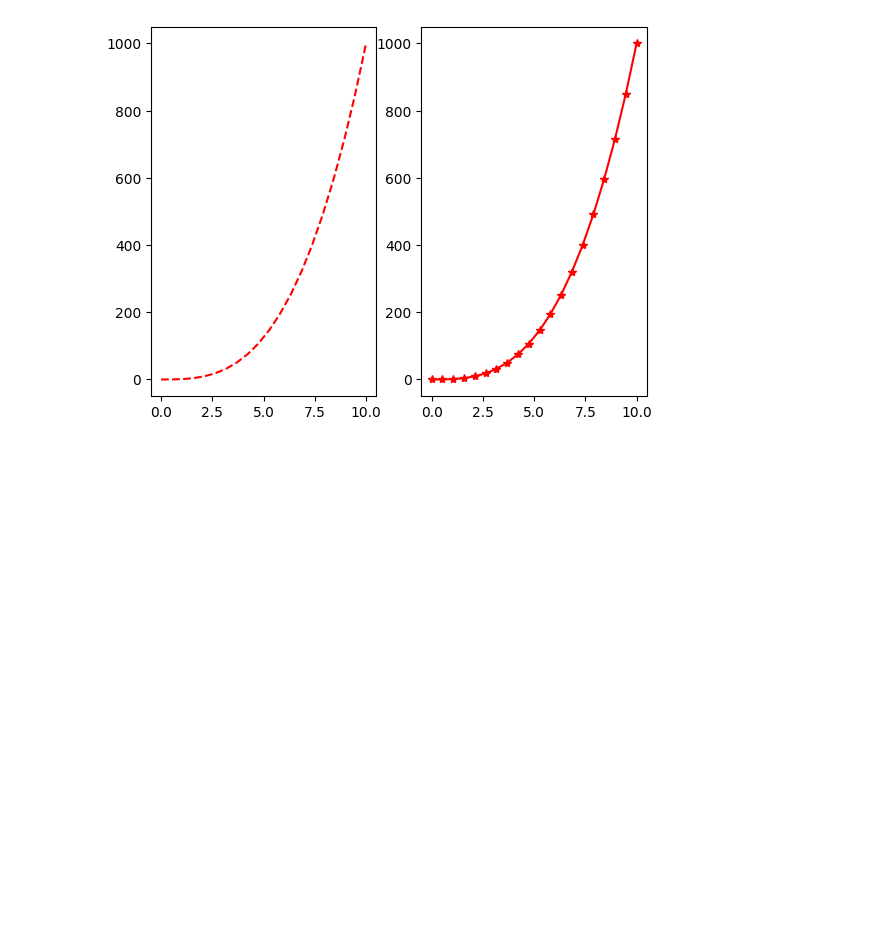
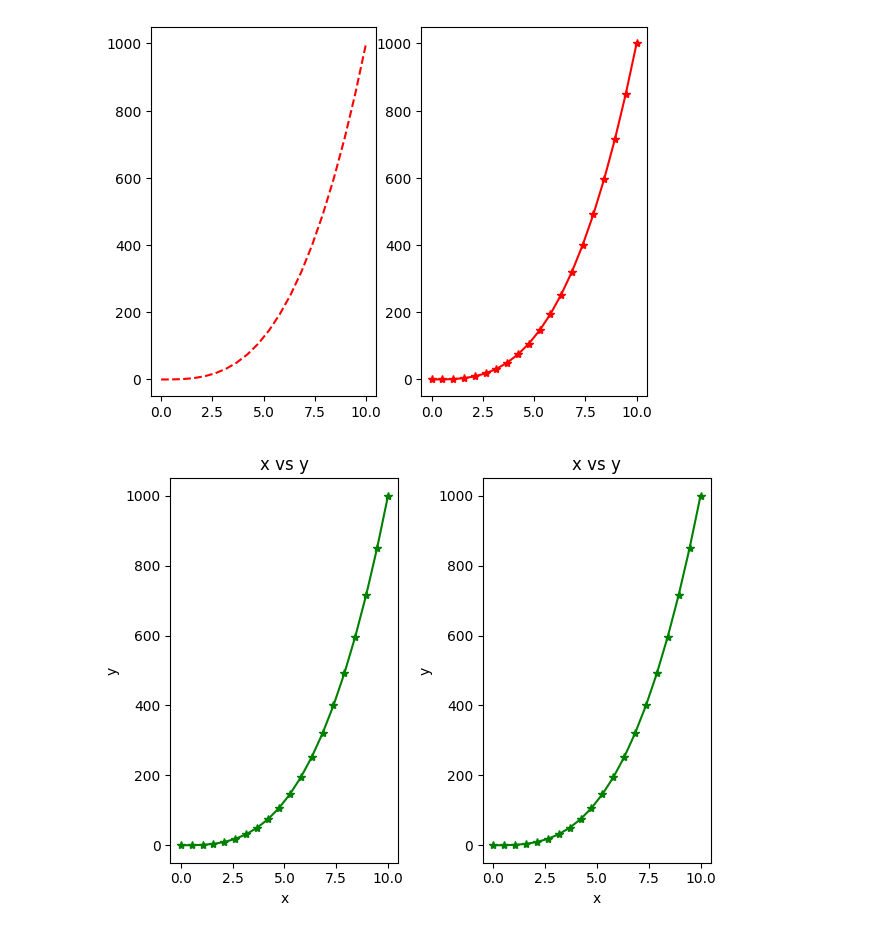
Before and after one commit to osmantemel/data-science, a Jupyter notebook: Matplotlib/1.ipynb, the cells around one changed output. Saved outputs shown, nothing was run; the diff lists cells and outputs as text; code cells hidden in the pictures; blank space fills up the shorter version.

```diff
--- a/Matplotlib/1.ipynb
+++ b/Matplotlib/1.ipynb
@@ -61,3 +64,14 @@ plt.plot(dizi,dizi2,"r*-")
 # %% [output]
 [<matplotlib.lines.Line2D at 0x...>]
 [figure]
+# %%
+(benFigure,benimEksenler)=plt.subplots(nrows=1,ncols=2)
+
+for eksen in benimEksenler:
+    eksen.plot(dizi,dizi2,"g*-")
+    eksen.set_xlabel("x")
+    eksen.set_ylabel("y")
+    eksen.set_title("x vs y")
+plt.tight_layout()
+# %% [output]
+[figure, added]
```
Also changed, not shown: parts of 5 cells of this notebook, 3 other files.
